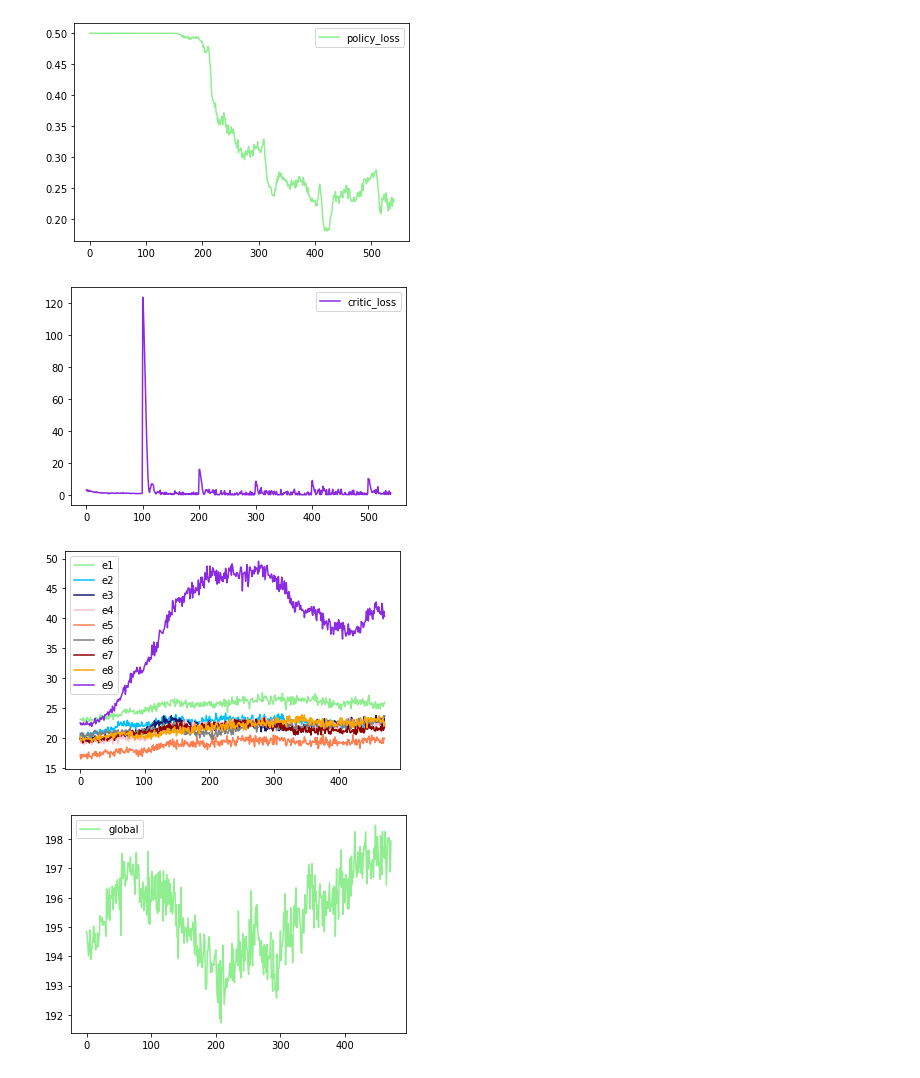
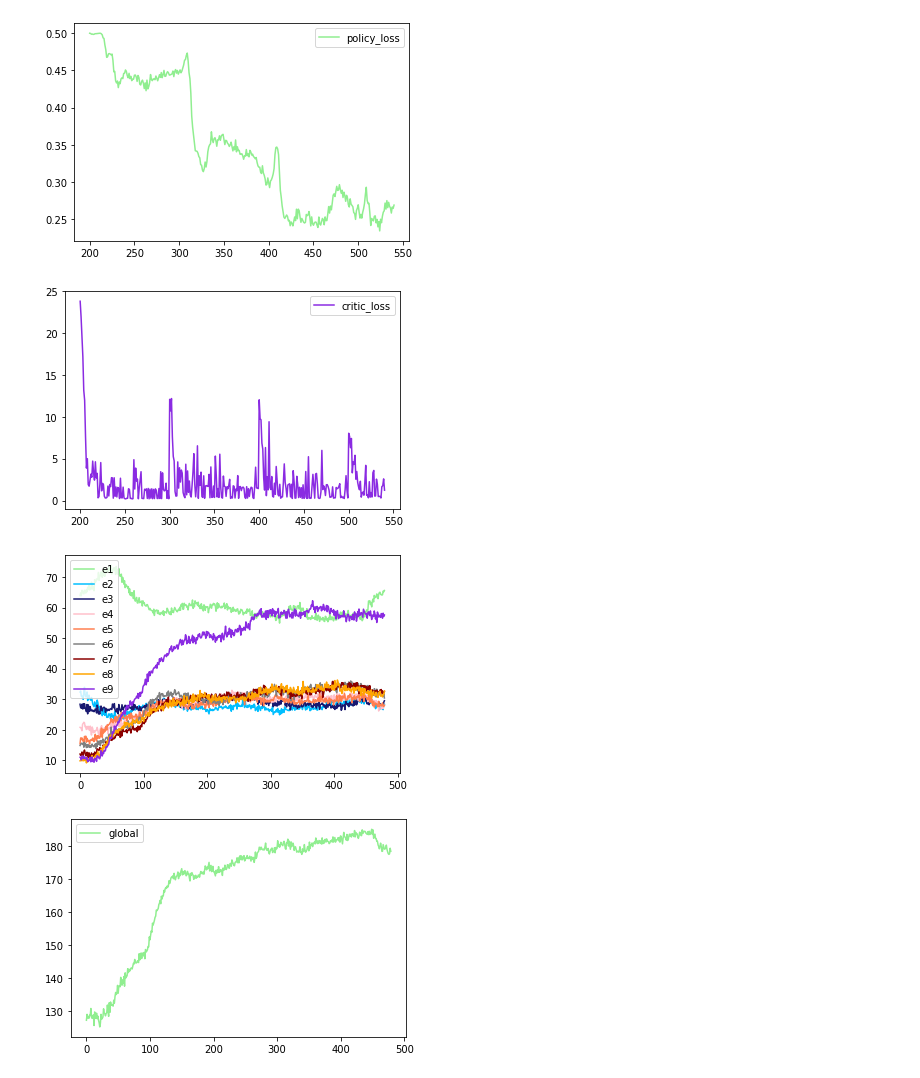
Before and after one commit to neardws/Game-Theoretic-Deep-Reinforcement-Learning, a Jupyter notebook: Draw/draw_results_for_ddpg.ipynb, the cells around one changed output. Saved outputs shown, nothing was run; the diff lists cells and outputs as text; code cells hidden in the pictures.

```diff
--- a/Draw/draw_results_for_ddpg.ipynb
+++ b/Draw/draw_results_for_ddpg.ipynb
@@ -10,7 +10,10 @@ file_name = "/home/neardws/acme/ae6cb3d6-f788-11ec-bd4f-04d9f5632a58/"
 
 file_name = "/home/neardws/acme/da17c184-f796-11ec-85d1-04d9f5632a58/"
 
-start_index = 0
+# change the task assignment
+file_name = "/home/neardws/acme/86504512-f79b-11ec-ad3b-04d9f5632a58/"
+
+start_index = 200
 loss_file_name = file_name + "logs/learner/logs.csv"
 returns_file_name = file_name + "logs/train_loop/logs.csv"
 
@@ -98,34 +101,34 @@ plt.plot(epoch_index, average_execution_times[start_index:end_index], '-', color
 # plt.plot(epoch_index, average_wired_transmission_times[start_index:end_index], '-', color='midnightblue', label='average_wired_transmission_times')
 plt.plot(epoch_index, average_service_times[start_index:end_index], '-', color='darkred', label='average_service_times')
 plt.legend(loc="best")  # 图例
 plt.show()
 
 
 average_vehicle_SINRs = returns_df["average_vehicle_SINRs"].values
 plt.plot(epoch_index, average_vehicle_SINRs[start_index:end_index], '-', color='lightgreen', label='average_vehicle_SINRs')
 plt.legend(loc="best")  # 图例
 plt.show()
 
 average_vehicle_intar_interference = returns_df["average_vehicle_intar_interference"].values
 average_vehicle_inter_interference = returns_df["average_vehicle_inter_interference"].values
 average_vehicle_interferences = returns_df["average_vehicle_interferences"].values
 plt.plot(epoch_index, average_vehicle_intar_interference[start_index:end_index], '-', color='lightgreen', label='average_vehicle_intar_interference')
 plt.plot(epoch_index, average_vehicle_inter_interference[start_index:end_index], '-', color='deepskyblue', label='average_vehicle_inter_interference')
 plt.plot(epoch_index, average_vehicle_interferences[start_index:end_index], '-', color='darkred', label='average_vehicle_interferences')
 plt.legend(loc="best")  # 图例
 plt.show()
 
 cumulative_reward = returns_df["cumulative_reward"].values
 plt.plot(epoch_index, cumulative_reward[start_index:end_index], '-', color='lightgreen', label='cumulative_reward')
 plt.legend(loc="best")  # 图例
 plt.show()
 
 service_rate = returns_df["service_rate"].values
 plt.plot(epoch_index, service_rate[start_index:end_index], '-', color='lightgreen', label='service_rate')
 plt.legend(loc="best")  # 图例
 plt.show()
 # %% [output]
-[figure, old version]
+[figure, new version]
-[figure, old version]
+[figure, new version]
-[figure, old version]
+[figure, new version]
-[figure, old version]
+[figure, new version]
```
Also changed, not shown: parts of 1 cell of this notebook, 2 other files.
